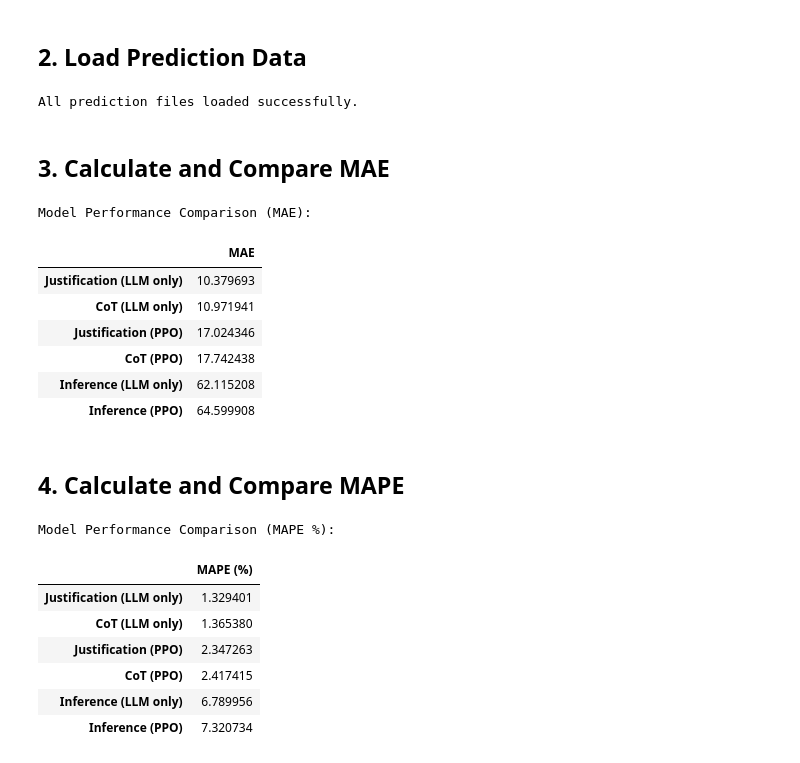
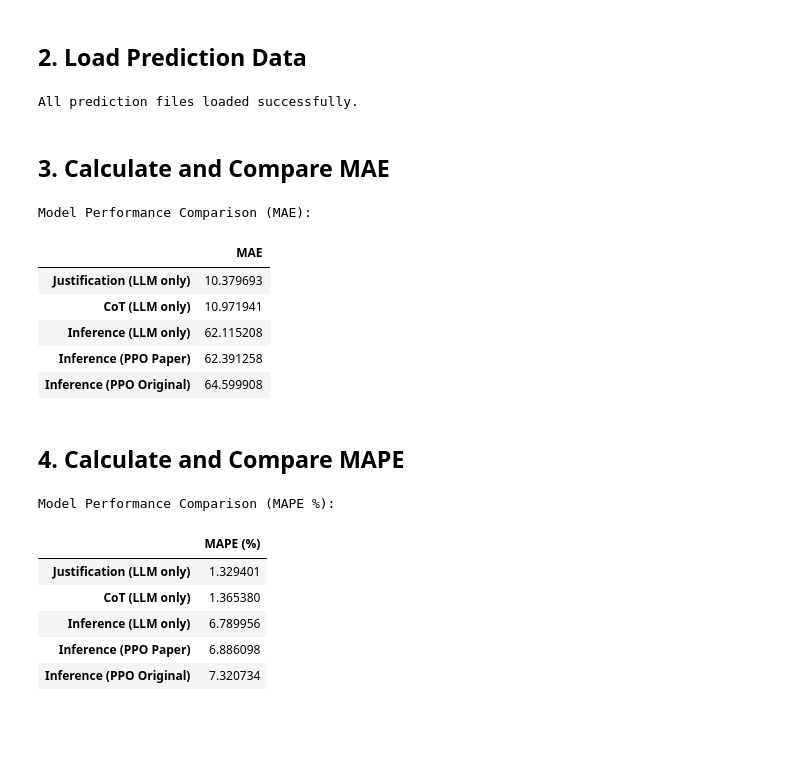
Before and after one commit to ajiayi-debug/StockPPOLLMresearch, a Jupyter notebook: model/llm_results.ipynb, the cells around one changed output. Drawn from its saved outputs; the diff is of its cells as text; code cells hidden in the pictures; blank space fills up the shorter version.

```diff
--- a/model/llm_results.ipynb
+++ b/model/llm_results.ipynb
@@ -15,26 +45,29 @@ Libraries imported.
 # %% [markdown]
 ## 2. Load Prediction Data
-# %%
-try:
-    # With PPO adjustments
-    inference_ppo_df = pd.read_csv('../results/test_predictions_with_ppo.csv')
-    justification_ppo_df = pd.read_csv('../results/test_predictions_justification_ppo.csv')
-    cot_ppo_df = pd.read_csv('../results/test_predictions_cot_ppo.csv')
-
-    # Without PPO adjustments (raw checkpoints)
-    with open('../results/llm_predictions_checkpoint.json', 'r') as f:
-        inference_raw = json.load(f)
-    with open('../results/llm_predictions_justification_checkpoint.json', 'r') as f:
-        justification_raw = json.load(f)
-    with open('../results/llm_predictions_cot_checkpoint.json', 'r') as f:
-        cot_raw = json.load(f)
-
-    print("All prediction files loaded successfully.")
-
-except FileNotFoundError as e:
-    print(f"Error loading data: {e}. Please ensure all inference notebooks have been run.")
-# %% [output]
-All prediction files loaded successfully.
+# %%
+try:
+    # --- Load PPO-adjusted predictions ---
+    # Original PPO model
+    inference_ppo_df = pd.read_csv('../results/test_predictions_with_ppo.csv')
+    # Optimized PPO model (Paper's Method)
+    paper_ppo_df = pd.read_csv('../results/test_predictions_with_ppo_optimized.csv')
+
+    # --- Load raw LLM predictions (without PPO) ---
+    with open('../results/llm_predictions_checkpoint.json', 'r') as f:
+        inference_raw = json.load(f)
+    with open('../results/llm_predictions_justification_checkpoint.json', 'r') as f:
+        justification_raw = json.load(f)
+    with open('../results/llm_predictions_cot_checkpoint.json', 'r') as f:
+        cot_raw = json.load(f)
+
+    print("All prediction files loaded successfully.")
+
+except FileNotFoundError as e:
+    print(f"Error loading data: {e}. Please ensure all inference notebooks have been run.")
+except Exception as e:
+    print(f"An unexpected error occurred: {e}")
+# %% [output]
+All prediction files loaded successfully.
 # %% [markdown]
 ## 3. Calculate and Compare MAE
 # %%
@@ -53,7 +86,6 @@ def calculate_mae_from_raw(raw_data):
     num_samples = min(len(llm_results), len(actual_prices))
 
     for i in range(num_samples):
-        # Use .get() for safety in case 'predicted_close' is missing
         prediction = llm_results[i].get('predicted_close')
         actual = actual_prices[i]
 
@@ -65,46 +97,39 @@ def calculate_mae_from_raw(raw_data):
         return np.nan
 
     return np.mean(np.abs(np.array(valid_predictions) - np.array(valid_actuals)))
 
 results = {}
 
 # PPO models
 if 'inference_ppo_df' in locals():
-    results['Inference (PPO)'] = {'MAE': calculate_mae_from_df(inference_ppo_df, 'ppo_adjusted_prediction')}
-
-if 'justification_ppo_df' in locals():
-    results['Justification (PPO)'] = {'MAE': calculate_mae_from_df(justification_ppo_df, 'ppo_adjusted_prediction')}
-
-if 'cot_ppo_df' in locals():
-    results['CoT (PPO)'] = {'MAE': calculate_mae_from_df(cot_ppo_df, 'ppo_adjusted_prediction')}
+    results['Inference (PPO Original)'] = {'MAE': calculate_mae_from_df(inference_ppo_df, 'ppo_adjusted_prediction')}
+if 'paper_ppo_df' in locals():
+    results['Inference (PPO Paper)'] = {'MAE': calculate_mae_from_df(paper_ppo_df, 'ppo_adjusted_prediction')}
 
 # Raw LLM models
 if 'inference_raw' in locals():
     results['Inference (LLM only)'] = {'MAE': calculate_mae_from_raw(inference_raw)}
-
 if 'justification_raw' in locals():
     results['Justification (LLM only)'] = {'MAE': calculate_mae_from_raw(justification_raw)}
-
 if 'cot_raw' in locals():
     results['CoT (LLM only)'] = {'MAE': calculate_mae_from_raw(cot_raw)}
 
 if results:
     results_df = pd.DataFrame(results).T
     results_df = results_df.sort_values(by='MAE', ascending=True)
 
     print("Model Performance Comparison (MAE):")
     display(results_df)
 else:
     print("No data to compare. Please check the file loading step.")
 # %% [output]
 Model Performance Comparison (MAE):
 |  | MAE |
 | Justification (LLM only) | 10.379693 |
 | CoT (LLM only) | 10.971941 |
-| Justification (PPO) | 17.024346 |
-| CoT (PPO) | 17.742438 |
 | Inference (LLM only) | 62.115208 |
-| Inference (PPO) | 64.599908 |
+| Inference (PPO Paper) | 62.391258 |
+| Inference (PPO Original) | 64.599908 |
 # %% [markdown]
 ## 4. Calculate and Compare MAPE
 # %%
@@ -139,21 +164,15 @@ mape_results = {}
 
 # PPO models
 if 'inference_ppo_df' in locals():
-    mape_results['Inference (PPO)'] = {'MAPE (%)': calculate_mape_from_df(inference_ppo_df, 'ppo_adjusted_prediction')}
-
-if 'justification_ppo_df' in locals():
-    mape_results['Justification (PPO)'] = {'MAPE (%)': calculate_mape_from_df(justification_ppo_df, 'ppo_adjusted_prediction')}
-
-if 'cot_ppo_df' in locals():
-    mape_results['CoT (PPO)'] = {'MAPE (%)': calculate_mape_from_df(cot_ppo_df, 'ppo_adjusted_prediction')}
+    mape_results['Inference (PPO Original)'] = {'MAPE (%)': calculate_mape_from_df(inference_ppo_df, 'ppo_adjusted_prediction')}
+if 'paper_ppo_df' in locals():
+    mape_results['Inference (PPO Paper)'] = {'MAPE (%)': calculate_mape_from_df(paper_ppo_df, 'ppo_adjusted_prediction')}
 
 # Raw LLM models
 if 'inference_raw' in locals():
     mape_results['Inference (LLM only)'] = {'MAPE (%)': calculate_mape_from_raw(inference_raw)}
-
 if 'justification_raw' in locals():
     mape_results['Justification (LLM only)'] = {'MAPE (%)': calculate_mape_from_raw(justification_raw)}
-
 if 'cot_raw' in locals():
     mape_results['CoT (LLM only)'] = {'MAPE (%)': calculate_mape_from_raw(cot_raw)}
 
@@ -170,7 +189,6 @@ Model Performance Comparison (MAPE %):
 |  | MAPE (%) |
 | Justification (LLM only) | 1.329401 |
 | CoT (LLM only) | 1.365380 |
-| Justification (PPO) | 2.347263 |
-| CoT (PPO) | 2.417415 |
 | Inference (LLM only) | 6.789956 |
-| Inference (PPO) | 7.320734 |
+| Inference (PPO Paper) | 6.886098 |
+| Inference (PPO Original) | 7.320734 |
```
Also changed, not shown: parts of 3 cells of this notebook, 6 other files.
